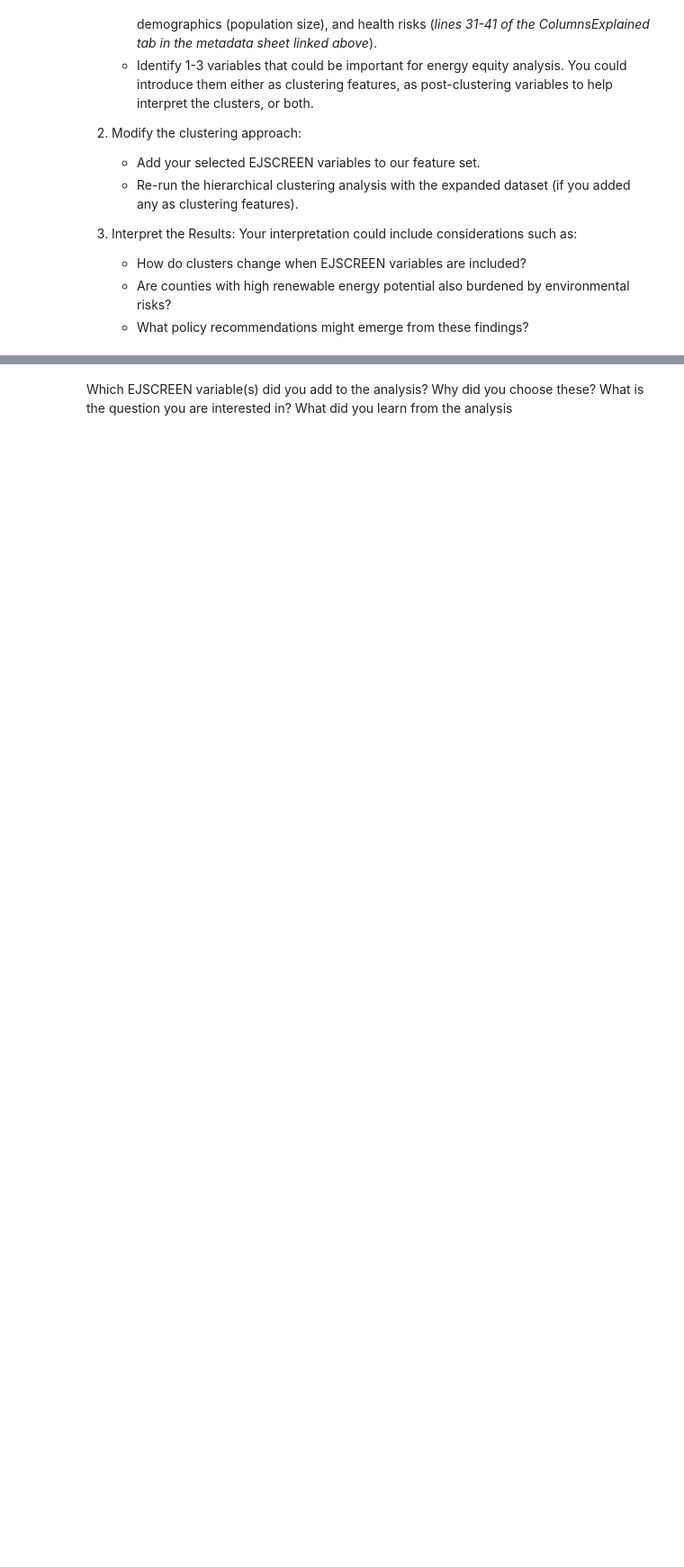
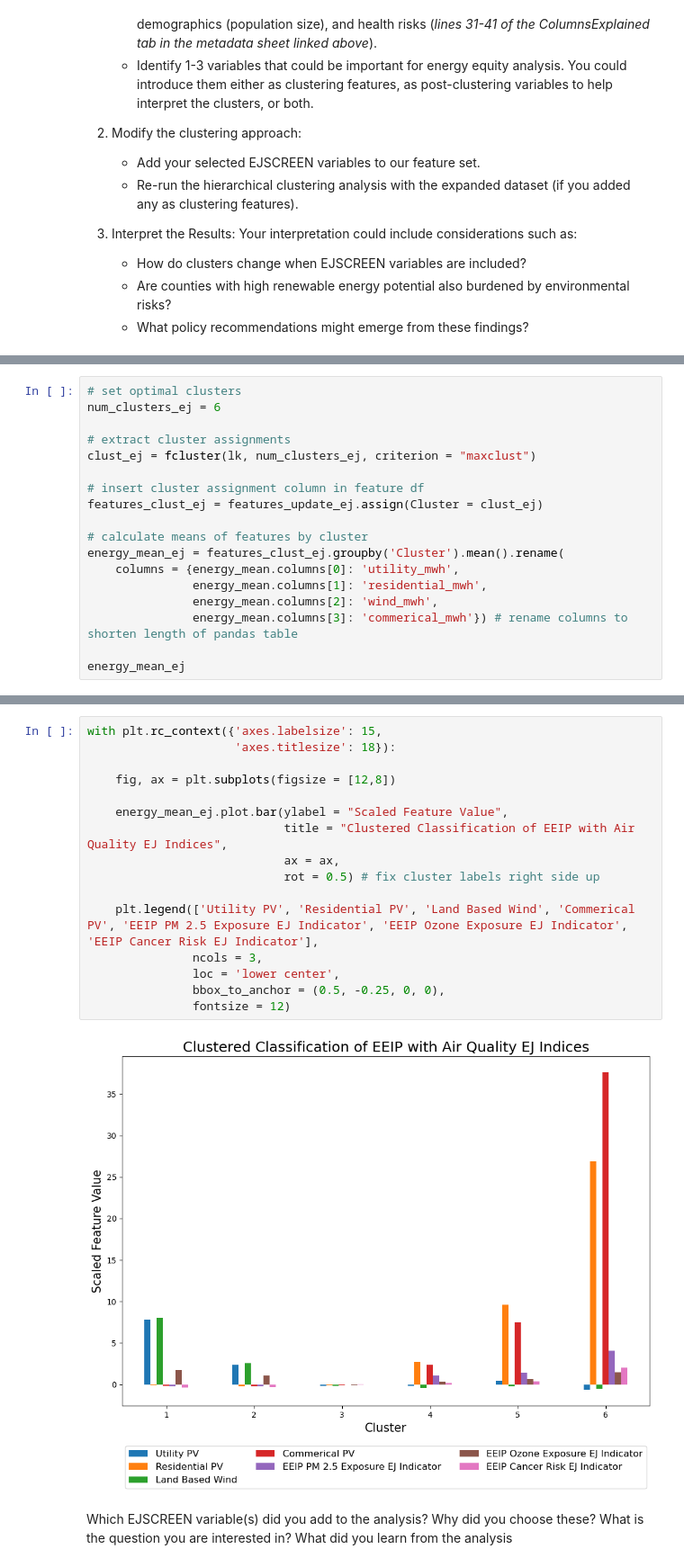
Before and after one commit to silkieMoth/EDS232-labs, a Jupyter notebook: Week8/lab8-ej-clustering-.ipynb, the cells around one changed output, grey strips where cells are left out. Shown: that part at 90% size. Cells and saved outputs as stored; diff of their text form; blank space fills up the shorter version.

```diff
--- a/Week8/lab8-ej-clustering-.ipynb
+++ b/Week8/lab8-ej-clustering-.ipynb
@@ -100,0 +172,18 @@ So far, we have clustered counties based on **energy potential**, but energy pot
+# %%
+# set optimal clusters
+num_clusters_ej = 6
+
+# extract cluster assignments
+clust_ej = fcluster(lk, num_clusters_ej, criterion = "maxclust")
+
+# insert cluster assignment column in feature df
+features_clust_ej = features_update_ej.assign(Cluster = clust_ej)
+
+# calculate means of features by cluster
+energy_mean_ej = features_clust_ej.groupby('Cluster').mean().rename(
+    columns = {energy_mean.columns[0]: 'utility_mwh',
+               energy_mean.columns[1]: 'residential_mwh',
+               energy_mean.columns[2]: 'wind_mwh',
+               energy_mean.columns[3]: 'commerical_mwh'}) # rename columns to shorten length of pandas table
+
+energy_mean_ej
@@ -101,2 +199,20 @@ So far, we have clustered counties based on **energy potential**, but energy pot
+# %%
+with plt.rc_context({'axes.labelsize': 15,
+                     'axes.titlesize': 18}):
+
+    fig, ax = plt.subplots(figsize = [12,8])
+
+    energy_mean_ej.plot.bar(ylabel = "Scaled Feature Value",
+                            title = "Clustered Classification of EEIP with Air Quality EJ Indices",
+                            ax = ax,
+                            rot = 0.5) # fix cluster labels right side up
+
+    plt.legend(['Utility PV', 'Residential PV', 'Land Based Wind', 'Commerical PV', 'EEIP PM 2.5 Exposure EJ Indicator', 'EEIP Ozone Exposure EJ Indicator', 'EEIP Cancer Risk EJ Indicator'],
+               ncols = 3,
+               loc = 'lower center',
+               bbox_to_anchor = (0.5, -0.25, 0, 0),
+               fontsize = 12)
+# %% [output]
+[figure, added]
 # %% [markdown]
 Which EJSCREEN variable(s) did you add to the analysis? Why did you choose these?  What is the question you are interested in? What did you learn from the analysis
```
Also changed, not shown: parts of 13 cells of this notebook, 2 other files.
